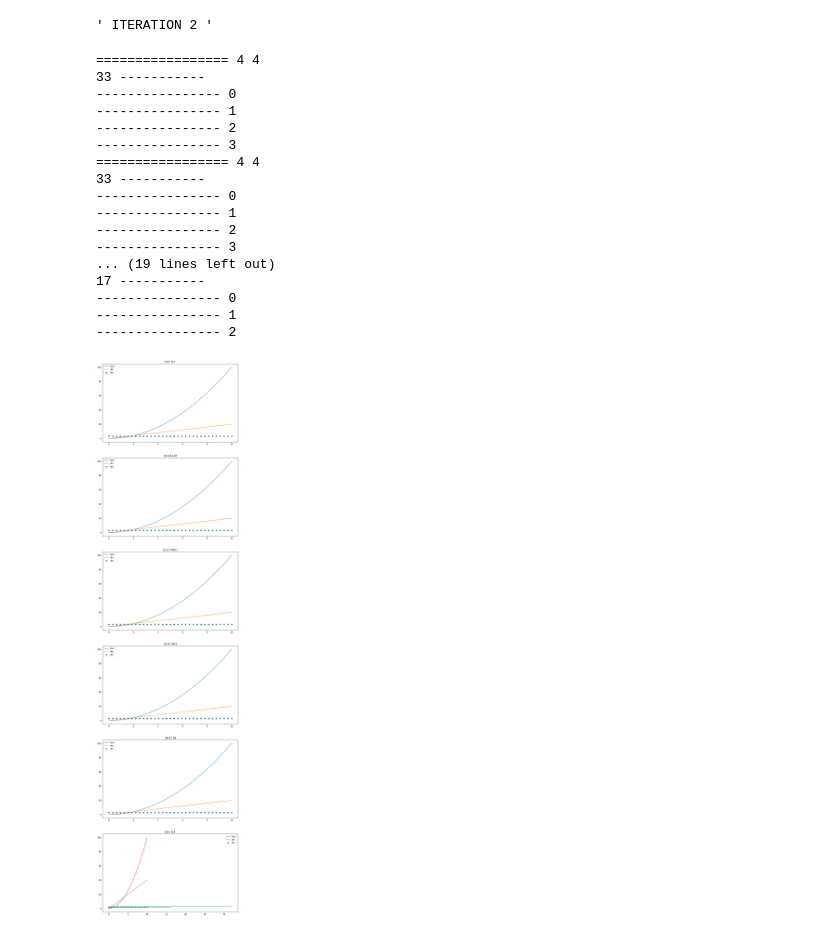
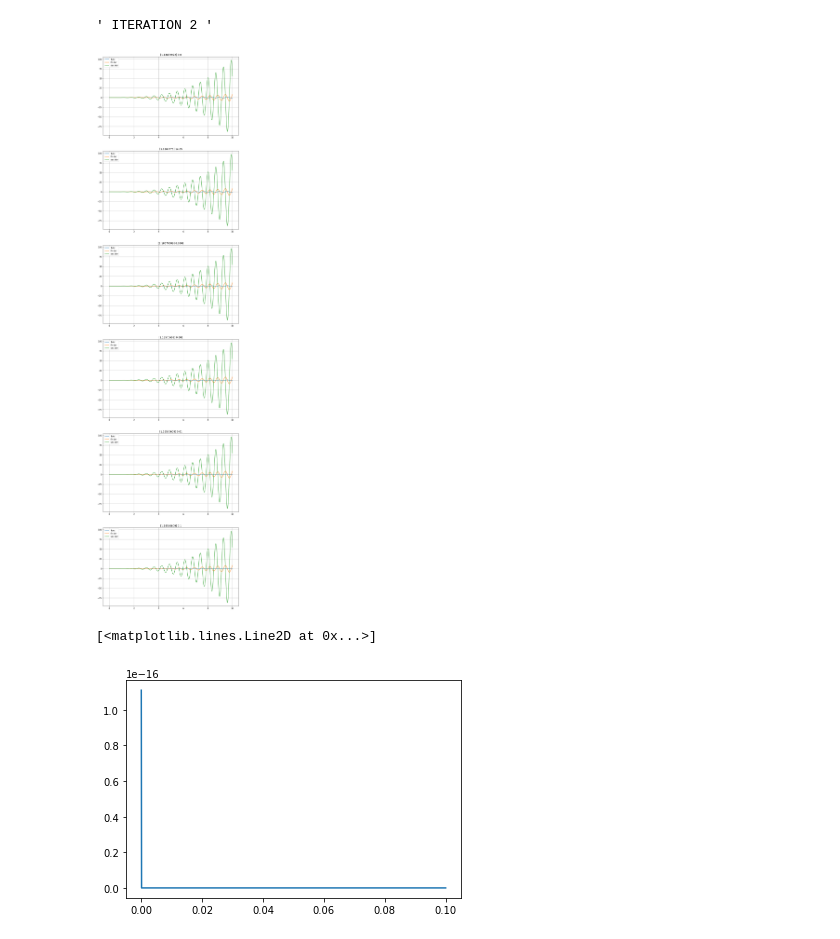
Before and after one commit to RedShift51/wavelets, a Jupyter notebook: wavelets_new.ipynb, the cells around one changed output. Cells and saved outputs as stored; diff of their text form; code cells hidden in the pictures.

```diff
--- a/wavelets_new.ipynb
+++ b/wavelets_new.ipynb
@@ -932,6 +932,7 @@ def forward_wtf(y_, jlvl, order_p, order_u, L_in):
                           order_p-int((order_p+1)/2.)+1)
     n_range_u = np.arange(-int((order_u+1)/2.), \
                           order_u-int((order_u+1)/2.)+1)
+    #print("y_", len(y_), "L_in", len(L_in))
     y_[L_in==False] = 0.
 
     for j in range(jlvl-2, -1, -1):
@@ -940,17 +941,7 @@ def forward_wtf(y_, jlvl, order_p, order_u, L_in):
         C_idx = np.arange(0, ende, 2*s)
         D_idx = D_idx[L_in[D_idx]==True]
         C_idx = C_idx[L_in[C_idx]==True]
-        """
-        print("==========================")
-        print(s)
-        print(D_idx)
-        print(C_idx)
-        print("==========================")
-        """
-        #plt.plot(D_idx, y_[D_idx], label="D"+str(s))
-        #plt.plot(C_idx, y_[C_idx], label="C"+str(s))
-        #plt.legend()
-        #plt.show()
+
         # predict
         for i in D_idx:
             range_corr = D_correction(i, ende, s, \
@@ -1032,8 +1023,6 @@ def get_significant(y_, L, eps0, jlvl):
         if j == 0:
             L_sig[C_idx] = True
 
-    #plt.plot(L_sig)
-    #plt.show()
     return L_sig
 
 def adjust_lvl_increase(y_in, L_in, jlvl_in, jmax, delta_jlvl, x_in):
@@ -1048,10 +1037,9 @@ def adjust_lvl_increase(y_in, L_in, jlvl_in, jmax, delta_jlvl, x_in):
     D_now = copy.deepcopy(D_now)
     max_nonzero = copy.deepcopy(max([k0 for k0,k in enumerate(D_now) \
                                      if k == True]))+1
-    jlvl_out = [max_nonzero][:][0]#[jlvl_in][:][0]
-    #max_nonzero + 1 #max(jlvl_in-1, min(max_nonzero+1, jmax))
+    jlvl_out = [max_nonzero][:][0]
+
     jlvl_out += delta_jlvl
-    print("=================", jlvl_in, jlvl_out)
     y_out, L_out, x_out = [], [], []
     if jlvl_out > jlvl_in:
         s = 2**(jlvl_out - jlvl_in)
@@ -1072,6 +1060,7 @@ def adjust_lvl_increase(y_in, L_in, jlvl_in, jmax, delta_jlvl, x_in):
         L_out = copy.deepcopy(L_in)
         x_out = copy.deepcopy(x_in)
         C_idx = np.arange(0, ende, s)
+        ende = len(L_in)
     elif jlvl_out < jlvl_in:
         s = 2**(jlvl_in - jlvl_out)
         C_idx = np.arange(0, ende, s)
@@ -1086,7 +1075,7 @@ def adjust_lvl_increase(y_in, L_in, jlvl_in, jmax, delta_jlvl, x_in):
         L_out = copy.deepcopy(L_in[C_idx])
         x_out = copy.deepcopy(x_in[C_idx])
 
-    return y_out, L_out, jlvl_out, ende, x_out
+    return y_out, L_out, jlvl_out, ende, x_out, ende
 
 
 def add_adjacent(L_in, jlvl):
@@ -1328,65 +1266,63 @@ def calculations(y_, L, jlvl, order_p, order_u, der_order, eps0, \
     return F, dF, d2F, L_n1, x_out, j_df
 # %%
 jlvl = 4
-m = 4
+m = 256
 
 x_ = np.linspace(0, 10, m * 2**(jlvl-1) + 1)
 #x_ = np.arange(0., 10.001, 10./ (m * 2**(jlvl-1)))
 
 func = lambda x: np.exp(- 5. * ((x-5.)**2) ).astype(np.float64)
-func_diff = lambda x: x*x
+func_diff = lambda x: ((x/10.)**3)*np.sin(x*10.)
+der1_gt = lambda x: (0.3*((x/10.)**2)*np.sin(x*10.) + \
+                     10.*((x/10.)**3)*np.cos(x*10.))
+der2_gt = lambda x: (0.06*((x/10.)**1)*np.sin(x*10.) + \
+                     3.*((x/10.)**2)*np.cos(x*10.) - \
+                     100.*((x/10.)**3)*np.sin(x*10.))
 
 y0_ = func(x_).astype(np.float64)
 y_ = copy.deepcopy(y0_)
 
 
 order_p = 3
 order_u = 3
 der_order=3
 L = np.ones((len(y_),), dtype=bool)
 ende_ = 1+8*2.**(jlvl-2)
 h = 10. / (ende_-ende_%2)
-errs_1 = []
 
+errs, errs1, errs2 = [], [], []
 fig, axs = plt.subplots(6, figsize=(12,50))
 for e0,eps in enumerate([0., 0.00001, 0.0001, 0.001, 0.01, 0.1]):
     #for e0,eps in enumerate([0.1]):
     #for eps in [0.01, 0.1]:
     eps0 = np.max(np.abs(y_)) * eps
 
     #axs[e0].plot(np.arange(len(y_)), np.abs(y_) > eps0, label="init")
     y, df, d2f, Ld, x_out, j_df = calculations(y_, L, jlvl, order_p, order_u, \
                           der_order, eps0, func_diff, \
                               copy.deepcopy(x_))
+
+    errs.append([np.max(np.abs(y[Ld==True] - func_diff(x_out[Ld==True])))][:][0])
+    errs1.append([np.max(np.abs(df[Ld==True] - der1_gt(x_out[Ld==True])))][:][0])
+    errs2.append([np.max(np.abs(d2f[Ld==True] - der2_gt(x_out[Ld==True])))][:][0])
+
     axs[e0].plot(x_out[Ld==True], y[Ld==True], label="func")#[Ld==True])
-    axs[e0].plot(x_out[Ld==True], df[Ld==True], label="der")#[Ld==True])
-    axs[e0].scatter(x_out[Ld==True], j_df[Ld==True], label="der")
-
+    axs[e0].plot(x_out[Ld==True], df[Ld==True], label="fir der")#[Ld==True])
+    axs[e0].plot(x_out[Ld==True], d2f[Ld==True], label="sec der")
+    axs[e0].grid()
     #axs[e0].plot(Ld)
     #print("uni", np.unique(df[int(len(df)/2)]))
     axs[e0].set_title(str(np.unique(df[int(len(df)/2)])) + " " + str(eps))
 
     #plt.plot(d2f)
     #plt.ylim(-0.1, 3)
     #plt.show()
     axs[e0].legend()
 plt.savefig("/home/alex/derivative.pdf")
 # %% [output]
-================= 4 4
-33 -----------
----------------- 0
----------------- 1
----------------- 2
----------------- 3
-================= 4 4
-33 -----------
----------------- 0
----------------- 1
----------------- 2
----------------- 3
-... (19 lines left out)
-17 -----------
----------------- 0
----------------- 1
----------------- 2
-[figure, old version]
+[figure, new version]
+# %%
+plt.plot([0.00001, 0.0001, 0.001, 0.01, 0.1], errs[1:])
+# %% [output]
+[<matplotlib.lines.Line2D at 0x...>]
+[figure, added]
```
Also changed, not shown: parts of 7 cells of this notebook.
